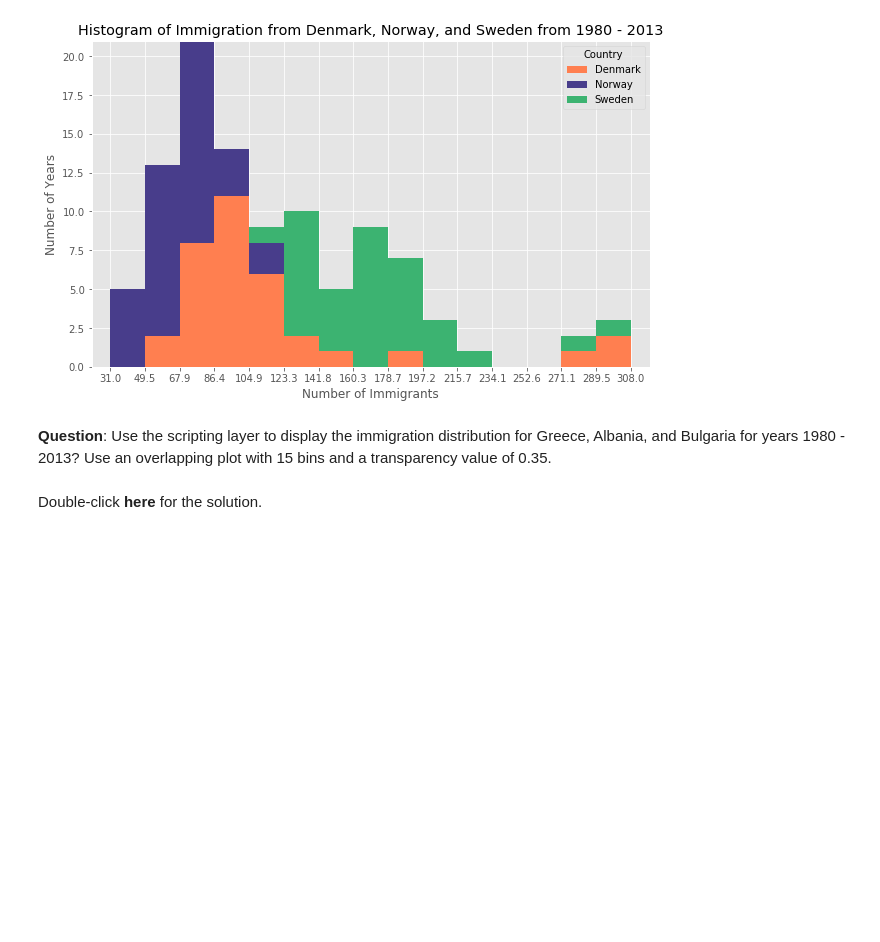
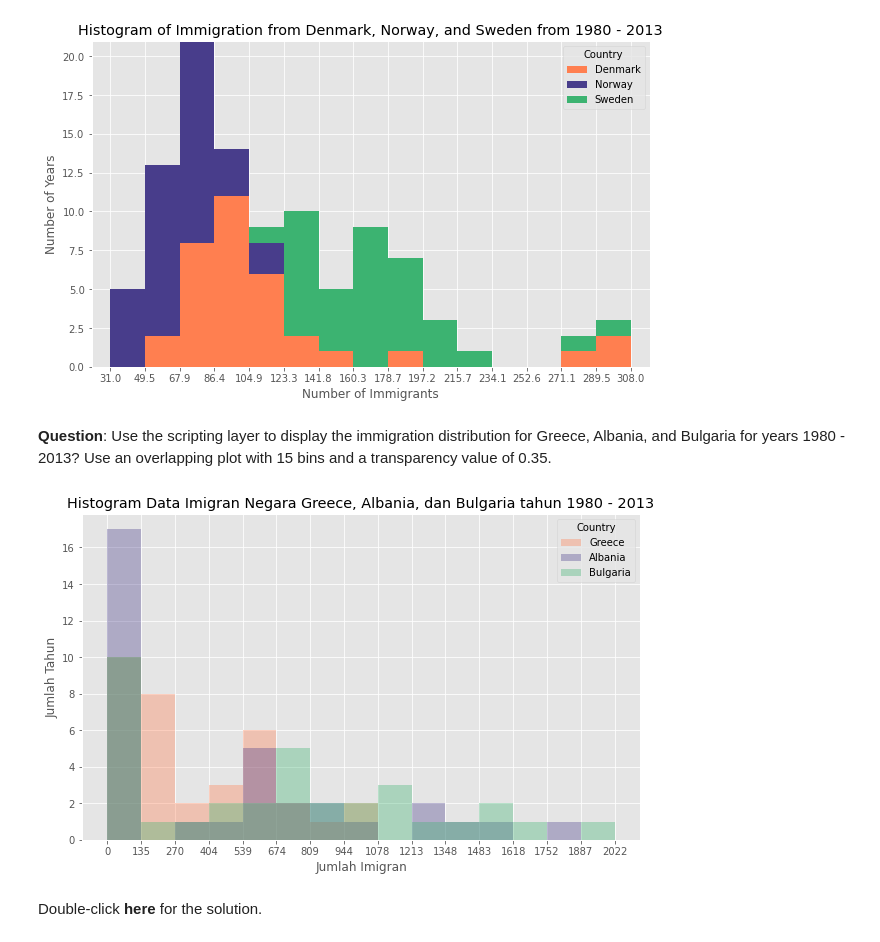
Before and after one commit to irvandandung/hands-on-labs-math-tools, a Jupyter notebook: Pertemuan4/DV0101EN-02-Area-Plots-Histograms-and-Bar-Charts-py.ipynb, the cells around one changed output. Cells and saved outputs as stored; diff of their text form; code cells hidden in the pictures; blank space fills up the shorter version.

```diff
--- a/Pertemuan4/DV0101EN-02-Area-Plots-Histograms-and-Bar-Charts-py.ipynb
+++ b/Pertemuan4/DV0101EN-02-Area-Plots-Histograms-and-Bar-Charts-py.ipynb
@@ -530,3 +550,21 @@ plt.show()
+# %%
+### type your answer here
+df_cof = df_can.loc[['Greece', 'Albania', 'Bulgaria'], years]
+df_cof = df_cof.transpose()
+count, bin_edges = np.histogram(df_cof, 15)
+df_cof.plot(kind ='hist',
+            figsize=(10, 6),
+            bins=15,
+            alpha=0.35,
+            xticks=bin_edges,
+            color=['coral', 'darkslateblue', 'mediumseagreen']
+            )
+plt.title('Histogram Data Imigran Negara Greece, Albania, dan Bulgaria tahun 1980 - 2013')
+plt.ylabel('Jumlah Tahun')
+plt.xlabel('Jumlah Imigran')
+plt.show()
+# %% [output]
+[figure, added]
 # %% [markdown]
 Double-click __here__ for the solution.
 <!-- The correct answer is:
```
Also changed, not shown: parts of 19 cells of this notebook.
